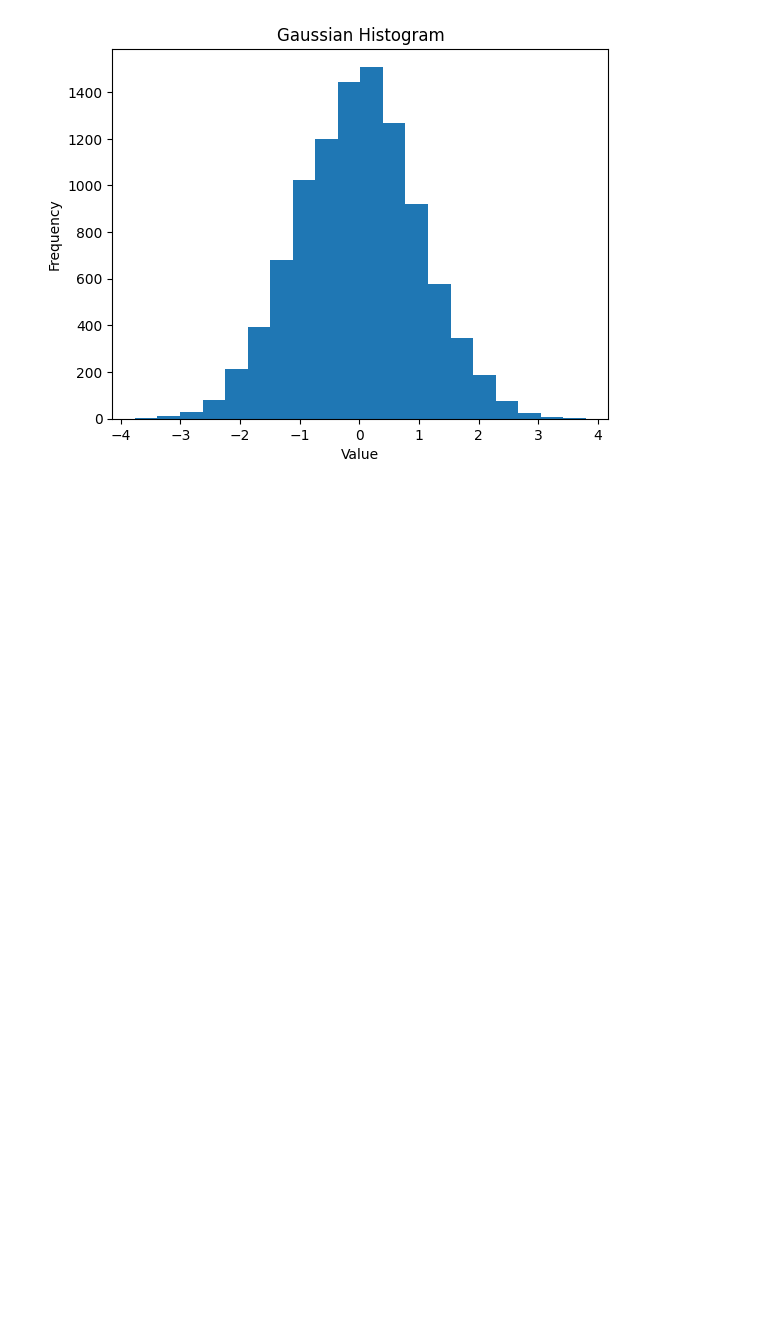
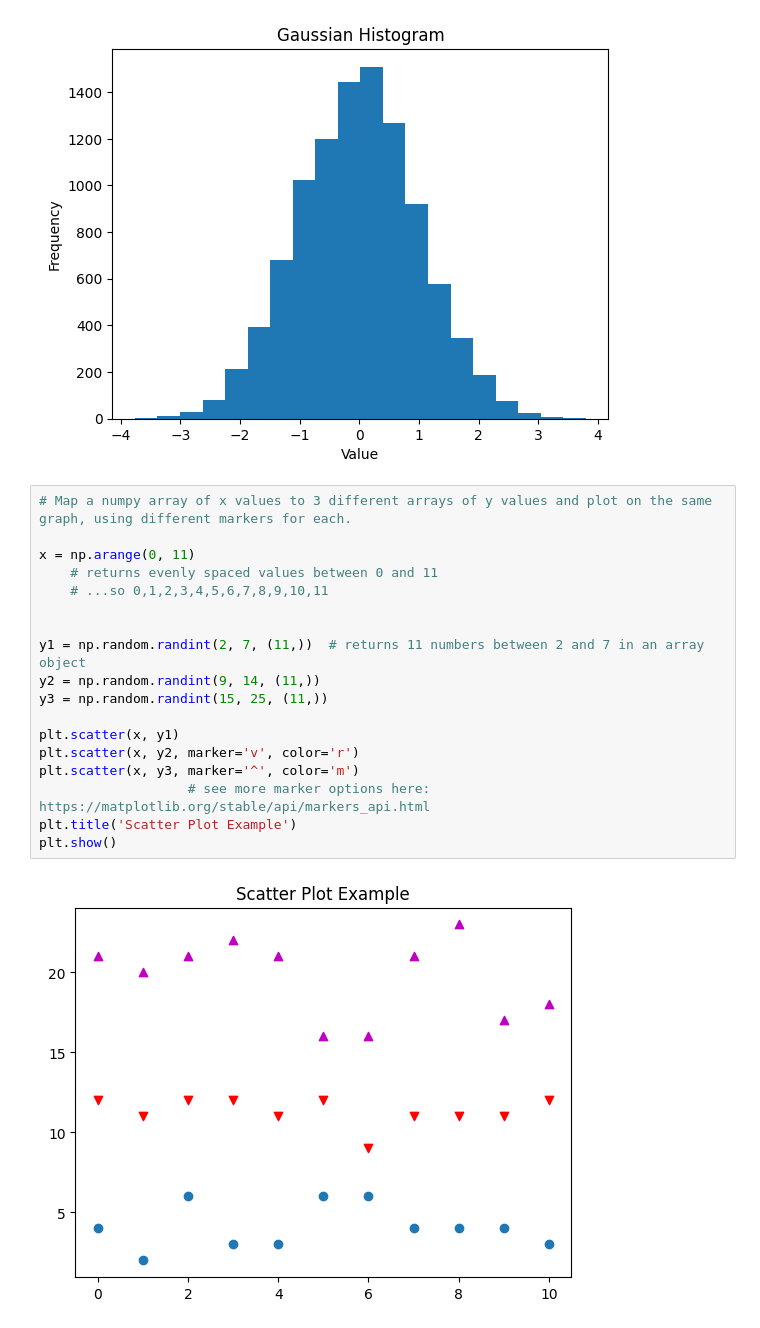
Before and after one commit to seanleeforever/mycode, a Jupyter notebook: Untitled.ipynb, the cells around one changed output. Cells and saved outputs as stored; diff of their text form; blank space fills up the shorter version.

```diff
--- a/Untitled.ipynb
+++ b/Untitled.ipynb
@@ -86,3 +86,23 @@ plt.ylabel("Frequency")
 plt.show()
 # %% [output]
 [figure]
+# %%
+# Map a numpy array of x values to 3 different arrays of y values and plot on the same graph, using different markers for each.
+
+x = np.arange(0, 11)
+    # returns evenly spaced values between 0 and 11
+    # ...so 0,1,2,3,4,5,6,7,8,9,10,11
+
+
+y1 = np.random.randint(2, 7, (11,))  # returns 11 numbers between 2 and 7 in an array object
+y2 = np.random.randint(9, 14, (11,))
+y3 = np.random.randint(15, 25, (11,))
+
+plt.scatter(x, y1)
+plt.scatter(x, y2, marker='v', color='r')
+plt.scatter(x, y3, marker='^', color='m')
+                   # see more marker options here: https://matplotlib.org/stable/api/markers_api.html
+plt.title('Scatter Plot Example')
+plt.show()
+# %% [output]
+[figure, added]
```
Also changed, not shown: parts of 2 cells of this notebook, 7 other files.
